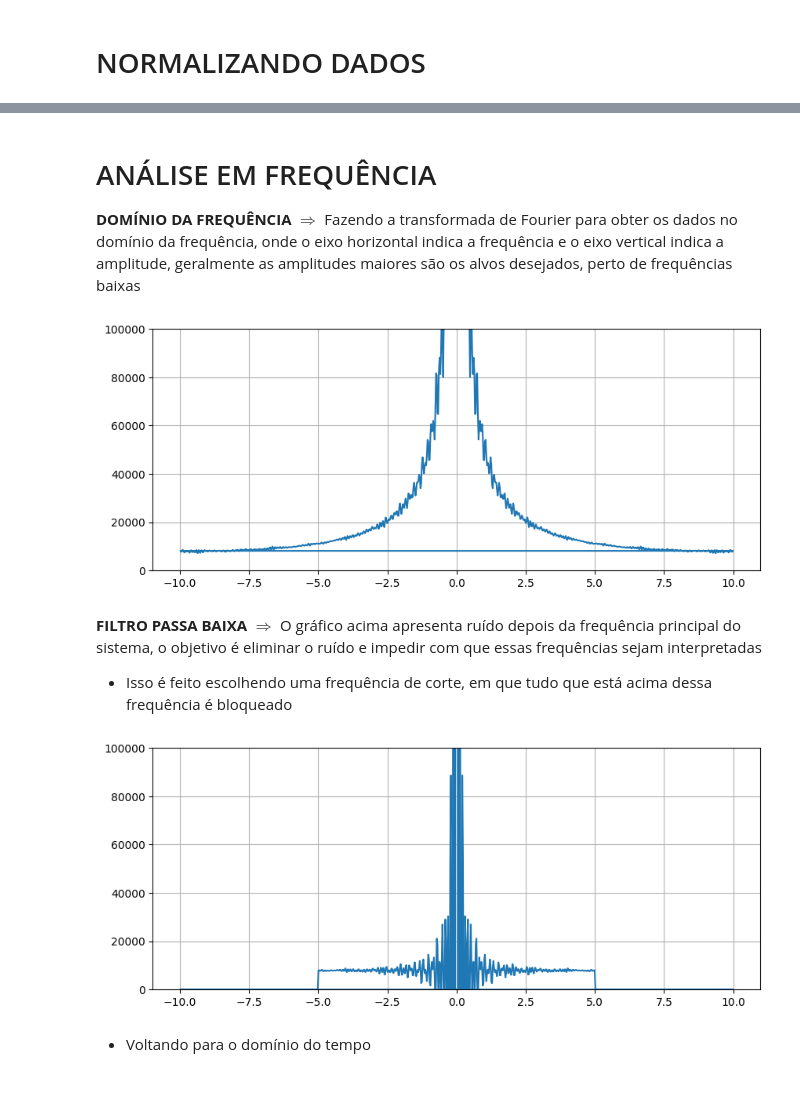
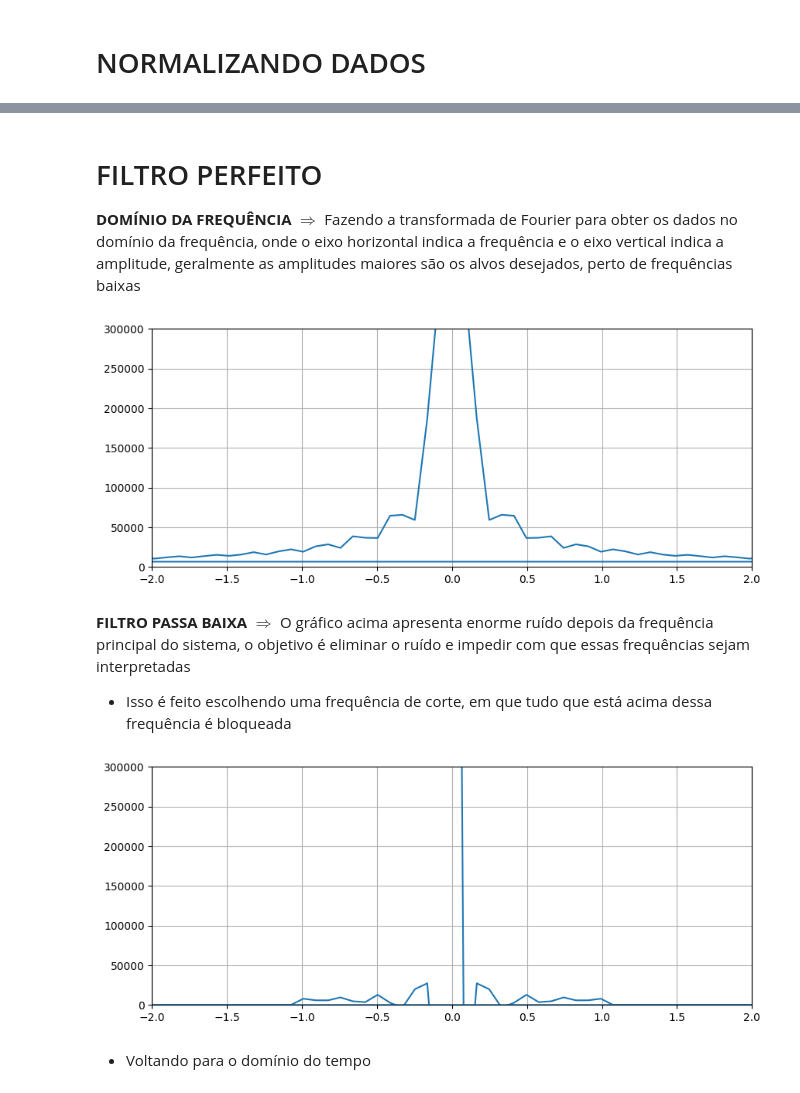
Before and after one commit to KlaussMarchi/AlcoholSensorCalibration, a Jupyter notebook: Filter/Analysis.ipynb, the cells around one changed output, grey strips where cells are left out. Cells and saved outputs as stored; diff of their text form; code cells hidden in the pictures.

```diff
--- a/Filter/Analysis.ipynb
+++ b/Filter/Analysis.ipynb
@@ -29,6 +28,0 @@ plt.grid()
-# %%
-df = df.loc[(df.time > 1) & (df.time < 40)].reset_index(drop=True)
-
-plt.figure(figsize=(10, 4))
-plt.scatter(df.time, df.analog, s=3, color='orange')
-plt.grid()
@@ -37,7 +29,7 @@ plt.grid()
 # %% [markdown]
 # NORMALIZANDO DADOS
 # %%
-T = 0.050
+T = 0.100
 # %%
 def normalizeData(df, timeKey, responseKey, T=0.15):
     initTime  = df[timeKey].iloc[0]
@@ -72,8 +64,8 @@ def normalizeTable(df, key, T=0.15):
     return pd.DataFrame(table)
 
 
-df['time'] = df.time - df.time[0]
+df['time'] = df.time - df.time.iloc[0]
 df = normalizeTable(df, 'time', T)
-df
+df.head()
 # %% [output]
 |  | time | analog |
@@ -101,6 +86,5 @@ plt.grid()
 # %% [markdown]
-# ANÁLISE EM FREQUÊNCIA
-
+# FILTRO PERFEITO
 **DOMÍNIO DA FREQUÊNCIA** $\Rightarrow$ Fazendo a transformada de Fourier para obter os dados no domínio da frequência, onde o eixo horizontal indica a frequência e o eixo vertical indica a amplitude, geralmente as amplitudes maiores são os alvos desejados, perto de frequências baixas
 # %%
 magnitude = np.fft.fft(yData)
@@ -108,30 +92,31 @@ frequency = np.fft.fftfreq(len(yData), T)
 
 plt.figure(figsize=(10, 4))
 plt.plot(frequency, np.abs(magnitude))
-plt.ylim(0, 100000)
+plt.xlim(-2, 2)
+plt.ylim(0, 300000)
 plt.grid()
 # %% [output]
-[figure, old version]
+[figure, new version]
 # %% [markdown]
-**FILTRO PASSA BAIXA** $\Rightarrow$ O gráfico acima apresenta ruído depois da frequência principal do sistema, o objetivo é eliminar o ruído e impedir com que essas frequências sejam interpretadas
+**FILTRO PASSA BAIXA** $\Rightarrow$ O gráfico acima apresenta enorme ruído depois da frequência principal do sistema, o objetivo é eliminar o ruído e impedir com que essas frequências sejam interpretadas
 
-- Isso é feito escolhendo uma frequência de corte, em que tudo que está acima dessa frequência é bloqueado
+- Isso é feito escolhendo uma frequência de corte, em que tudo que está acima dessa frequência é bloqueada
+# %%
+f_c = 1.0
 # %%
-f_c = 5
-
-def lowPass(frequencyArray, magnitudeArray, upperLimit):
+def applyLowBand(frequencyArray, magnitudeArray, upperLimit):
     allowed = np.abs(frequencyArray) <= upperLimit
     magnitudeArray[~allowed] = 0
     return magnitudeArray
 
-
-magnitude  = lowPass(frequency, magnitude, f_c)
+magnitude = applyLowBand(frequency, magnitude, f_c)
 plt.figure(figsize=(10, 4))
 plt.plot(frequency, magnitude.real)
-plt.ylim(0, 100000)
+plt.xlim(-2, 2)
+plt.ylim(0, 300000)
 plt.grid()
 # %% [output]
-[figure, old version]
+[figure, new version]
 # %% [markdown]
 - Voltando para o domínio do tempo
 # %%
```
Also changed, not shown: parts of 28 cells of this notebook, 11 other files.
